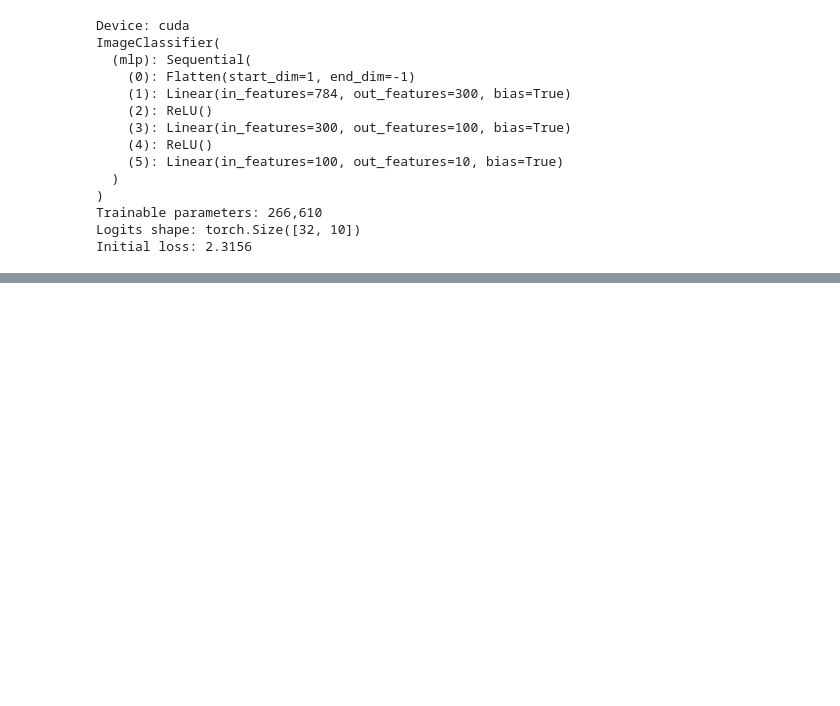
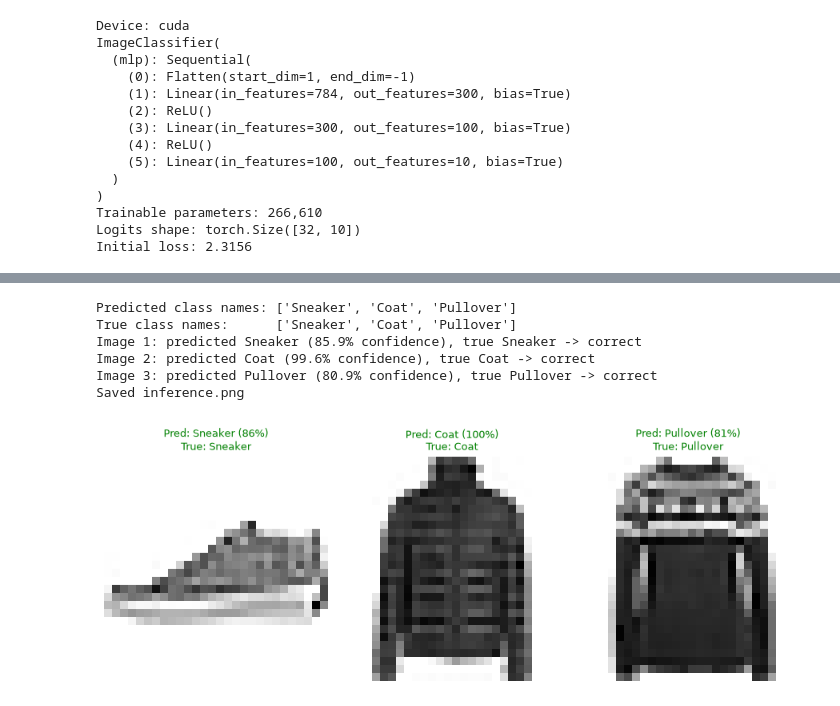
Before and after one commit to andraconsta/e89-hw03, a Jupyter notebook: wk3-codex/e89_Constandache_Andra_HW03_Prob4.ipynb, the cells around one changed output, grey strips where cells are left out. Cells and saved outputs as stored; diff of their text form; code cells hidden in the pictures; blank space fills up the shorter version.

```diff
--- a/wk3-codex/e89_Constandache_Andra_HW03_Prob4.ipynb
+++ b/wk3-codex/e89_Constandache_Andra_HW03_Prob4.ipynb
@@ -453,0 +263,54 @@ The training cell writes `fashion_mnist_mlp.pt` and `history.json` in the reposi
+# %%
+# ===== Script: inference.py =====
+"""Predict FashionMNIST classes for three validation images."""
+import torch
+import torch.nn.functional as F
+import matplotlib.pyplot as plt
+# from data import train_and_valid_data, valid_loader  # Defined by data.py cell.
+# from classifier import ImageClassifier, device  # Defined by classifier.py cell.
+
+# Rebuild the trained architecture, load weights, and enable inference mode.
+model = ImageClassifier(n_inputs=1 * 28 * 28, n_hidden1=300,
+                        n_hidden2=100, n_classes=10).to(device)
+model.load_state_dict(torch.load("model_weights.pt", map_location=device))
+model.eval()
+
+# Take the first three validation images and predict without gradient tracking.
+X_new, y_new = next(iter(valid_loader))
+X_new, y_new = X_new[:3].to(device), y_new[:3]
+with torch.no_grad():
+    y_pred_logits = model(X_new)
+y_pred = y_pred_logits.argmax(dim=1)
+y_proba = F.softmax(y_pred_logits, dim=1).cpu()
+class_names = train_and_valid_data.classes
+
+# Print each predicted class, the matching true class, and predicted confidence.
+print("Predicted class names:", [class_names[i] for i in y_pred.tolist()])
+print("True class names:     ", [class_names[i] for i in y_new.tolist()])
+for i, (pred, true) in enumerate(zip(y_pred.tolist(), y_new.tolist())):
+    verdict = "correct" if pred == true else "WRONG"
+    print(f"Image {i + 1}: predicted {class_names[pred]} "
+          f"({y_proba[i, pred]:.1%} confidence), true {class_names[true]} "
+          f"-> {verdict}")
+
+# Show all three images with predicted labels, confidence, and true labels.
+fig, axes = plt.subplots(1, 3, figsize=(9, 3.5))
+for i, ax in enumerate(axes):
+    pred, true = y_pred[i].item(), y_new[i].item()
+    ax.imshow(X_new[i].cpu().squeeze(), cmap="binary")
+    ax.set_title(f"Pred: {class_names[pred]} ({y_proba[i, pred]:.0%})\n"
+                 f"True: {class_names[true]}",
+                 color="green" if pred == true else "red", fontsize=9)
+    ax.axis("off")
+plt.tight_layout()
+plt.savefig("inference.png", dpi=150)
+print("Saved inference.png")
+plt.show()
+# %% [output]
+Predicted class names: ['Sneaker', 'Coat', 'Pullover']
+True class names:      ['Sneaker', 'Coat', 'Pullover']
+Image 1: predicted Sneaker (85.9% confidence), true Sneaker -> correct
+Image 2: predicted Coat (99.6% confidence), true Coat -> correct
+Image 3: predicted Pullover (80.9% confidence), true Pullover -> correct
+Saved inference.png
+[figure, added]
```
Also changed, not shown: parts of 21 cells of this notebook, 9 other files.
